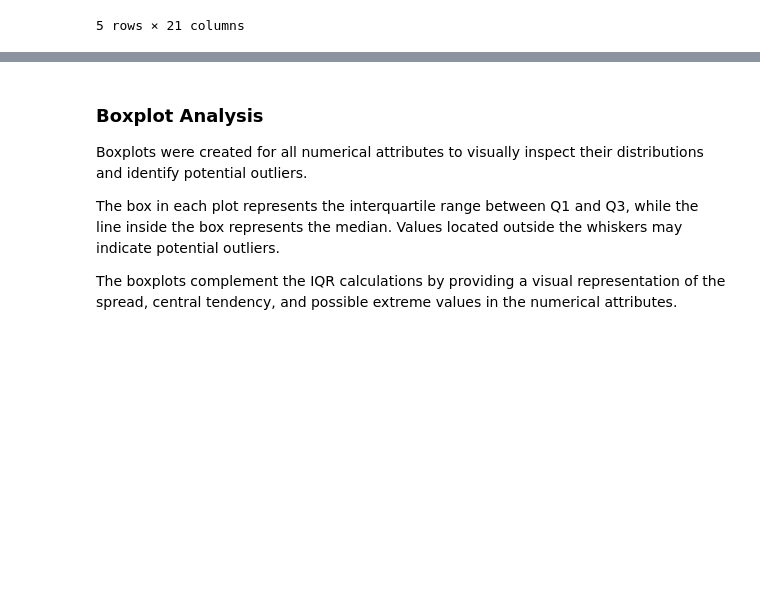
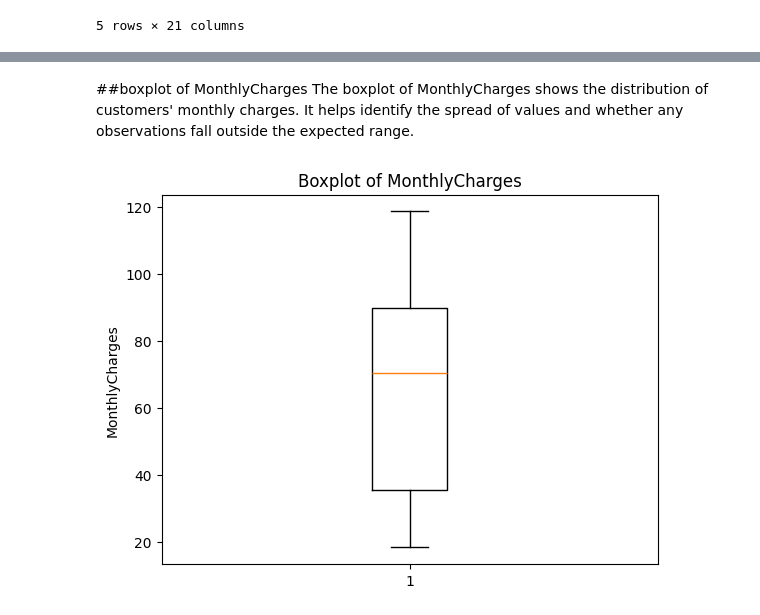
Before and after one commit to LujainAldujain/Data_Mining_Project, a Jupyter notebook: Phase2.ipynb, the cells around one changed output, grey strips where cells are left out. Cells and saved outputs as stored; diff of their text form; code cells hidden in the pictures; blank space fills up the shorter version.

```diff
--- a/Phase2.ipynb
+++ b/Phase2.ipynb
@@ -155,8 +122,11 @@ for column in numeric_columns:
-# %% [markdown]
-### Boxplot Analysis
-
-Boxplots were created for all numerical attributes to visually inspect their distributions and identify potential outliers.
-
-The box in each plot represents the interquartile range between Q1 and Q3, while the line inside the box represents the median. Values located outside the whiskers may indicate potential outliers.
-
-The boxplots complement the IQR calculations by providing a visual representation of the spread, central tendency, and possible extreme values in the numerical attributes.
+# %% [markdown]
+##boxplot of MonthlyCharges
+The boxplot of MonthlyCharges shows the distribution of customers' monthly charges. It helps identify the spread of values and whether any observations fall outside the expected range.
+# %%
+plt.figure()
+plt.boxplot(df['MonthlyCharges'].dropna())
+plt.title("Boxplot of MonthlyCharges")
+plt.ylabel("MonthlyCharges")
+plt.show()
+# %% [output]
+[figure, added]
```
Also changed, not shown: parts of 18 cells of this notebook.
